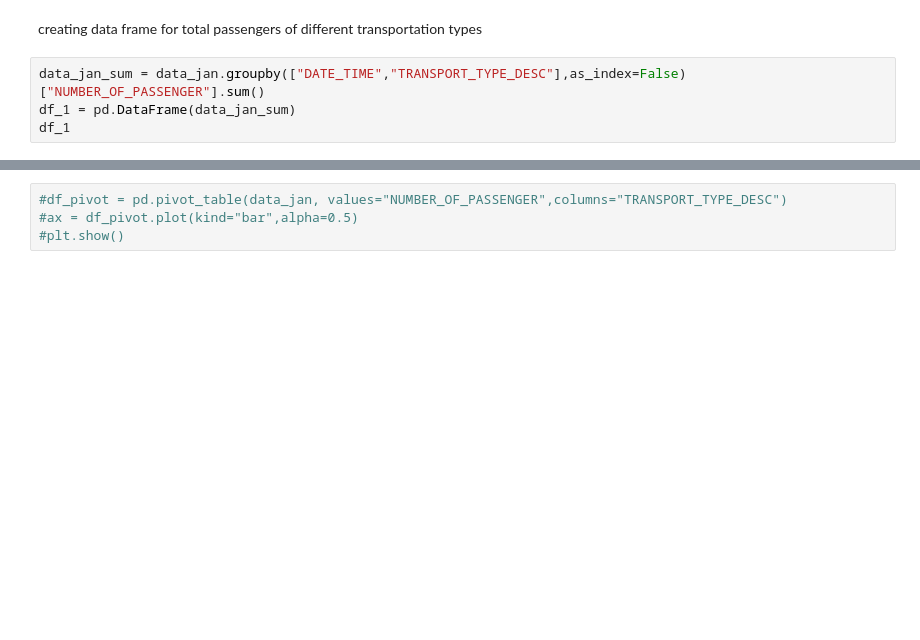
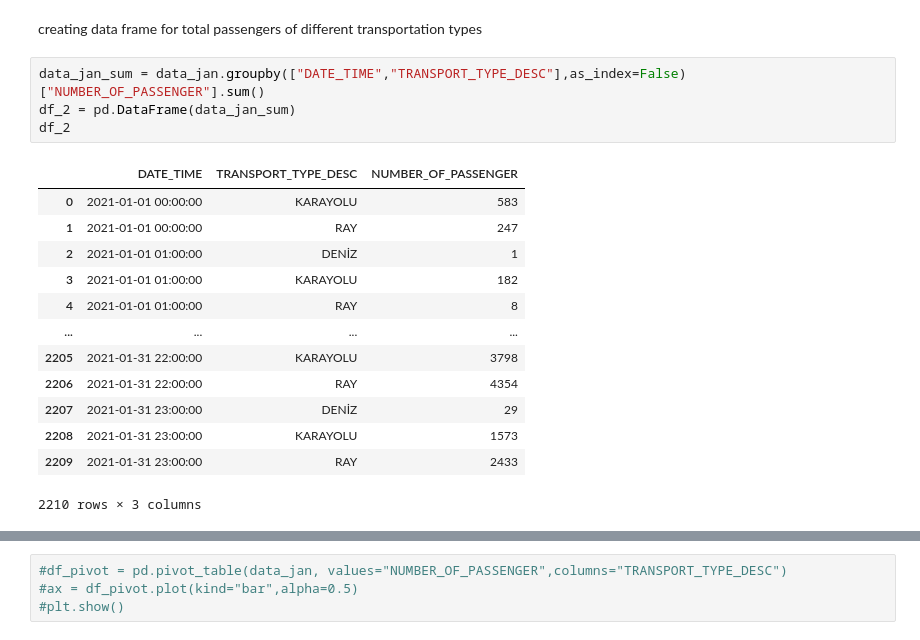
Before and after one commit to ozzden/mat381e, a Jupyter notebook: HW1.ipynb, the cells around one changed output, grey strips where cells are left out. Cells and saved outputs as stored; diff of their text form; blank space fills up the shorter version.

```diff
--- a/HW1.ipynb
+++ b/HW1.ipynb
@@ -59,7 +119,21 @@ def sort_value(data_month,name):
  creating data frame for total passengers of different transportation types
 # %%
 data_jan_sum = data_jan.groupby(["DATE_TIME","TRANSPORT_TYPE_DESC"],as_index=False)["NUMBER_OF_PASSENGER"].sum()
-df_1 = pd.DataFrame(data_jan_sum)
-df_1
+df_2 = pd.DataFrame(data_jan_sum)
+df_2
+# %% [output]
+|  | DATE_TIME | TRANSPORT_TYPE_DESC | NUMBER_OF_PASSENGER |
+| 0 | 2021-01-01 00:00:00 | KARAYOLU | 583 |
+| 1 | 2021-01-01 00:00:00 | RAY | 247 |
+| 2 | 2021-01-01 01:00:00 | DENİZ | 1 |
+| 3 | 2021-01-01 01:00:00 | KARAYOLU | 182 |
+| 4 | 2021-01-01 01:00:00 | RAY | 8 |
+| ... | ... | ... | ... |
+| 2205 | 2021-01-31 22:00:00 | KARAYOLU | 3798 |
+| 2206 | 2021-01-31 22:00:00 | RAY | 4354 |
+| 2207 | 2021-01-31 23:00:00 | DENİZ | 29 |
+| 2208 | 2021-01-31 23:00:00 | KARAYOLU | 1573 |
+| 2209 | 2021-01-31 23:00:00 | RAY | 2433 |
+2210 rows × 3 columns
 # %%
 data_may_sum = data_may.groupby(["DATE_TIME","TRANSPORT_TYPE_DESC"],as_index=False)["NUMBER_OF_PASSENGER"].sum()
```
Also changed, not shown: parts of 14 cells of this notebook.
